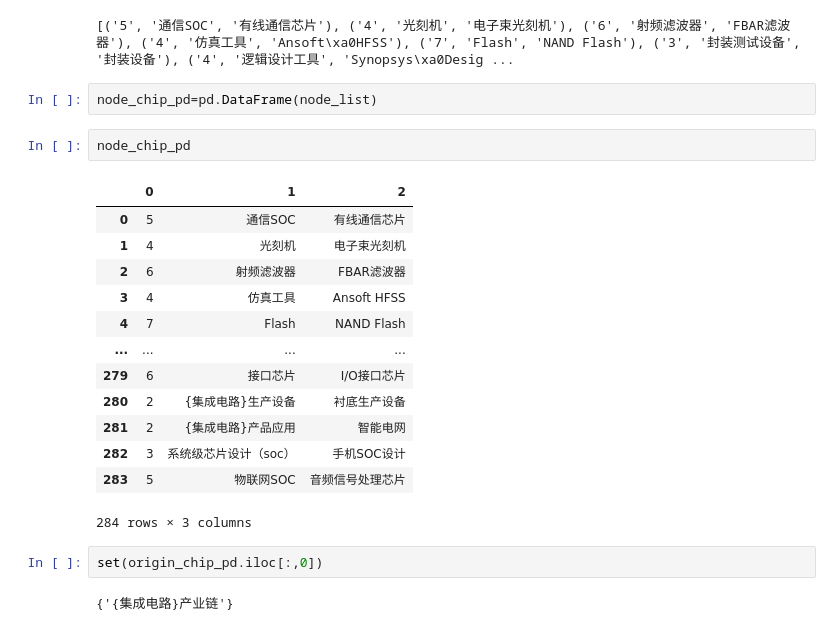
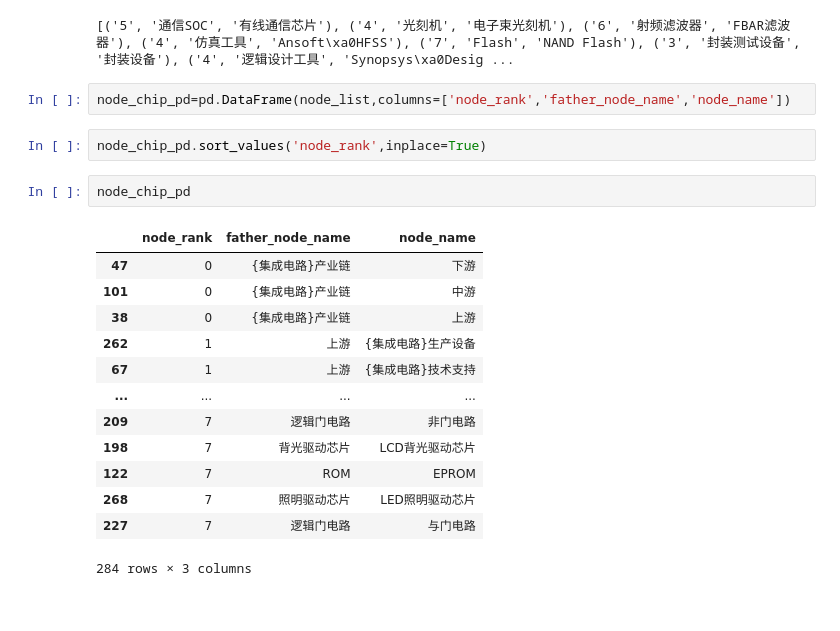
Before and after one commit to daiyipu/yiheng, a Jupyter notebook: industry_chain.ipynb, the cells around one changed output. Saved outputs shown, nothing was run; the diff lists cells and outputs as text.

```diff
--- a/industry_chain.ipynb
+++ b/industry_chain.ipynb
@@ -57,24 +57,22 @@ print(node_list)
 # %% [output]
 [('5', '通信SOC', '有线通信芯片'), ('4', '光刻机', '电子束光刻机'), ('6', '射频滤波器', 'FBAR滤波器'), ('4', '仿真工具', 'Ansoft\xa0HFSS'), ('7', 'Flash', 'NAND Flash'), ('3', '封装测试设备', '封装设备'), ('4', '逻辑设计工具', 'Synopsys\xa0Desig ...
 # %%
-node_chip_pd=pd.DataFrame(node_list)
+node_chip_pd=pd.DataFrame(node_list,columns=['node_rank','father_node_name','node_name'])
 # %%
-node_chip_pd
+node_chip_pd.sort_values('node_rank',inplace=True)
-# %% [output]
-|  | 0 | 1 | 2 |
-| 0 | 5 | 通信SOC | 有线通信芯片 |
-| 1 | 4 | 光刻机 | 电子束光刻机 |
-| 2 | 6 | 射频滤波器 | FBAR滤波器 |
-| 3 | 4 | 仿真工具 | Ansoft HFSS |
-| 4 | 7 | Flash | NAND Flash |
-| ... | ... | ... | ... |
-| 279 | 6 | 接口芯片 | I/O接口芯片 |
-| 280 | 2 | {集成电路}生产设备 | 衬底生产设备 |
-| 281 | 2 | {集成电路}产品应用 | 智能电网 |
-| 282 | 3 | 系统级芯片设计（soc） | 手机SOC设计 |
-| 283 | 5 | 物联网SOC | 音频信号处理芯片 |
-284 rows × 3 columns
 # %%
-set(origin_chip_pd.iloc[:,0])
+node_chip_pd
 # %% [output]
+|  | node_rank | father_node_name | node_name |
+| 47 | 0 | {集成电路}产业链 | 下游 |
+| 101 | 0 | {集成电路}产业链 | 中游 |
+| 38 | 0 | {集成电路}产业链 | 上游 |
+| 262 | 1 | 上游 | {集成电路}生产设备 |
+| 67 | 1 | 上游 | {集成电路}技术支持 |
+| ... | ... | ... | ... |
+| 209 | 7 | 逻辑门电路 | 非门电路 |
+| 198 | 7 | 背光驱动芯片 | LCD背光驱动芯片 |
+| 122 | 7 | ROM | EPROM |
+| 268 | 7 | 照明驱动芯片 | LED照明驱动芯片 |
+| 227 | 7 | 逻辑门电路 | 与门电路 |
-{'{集成电路}产业链'}
+284 rows × 3 columns
```
